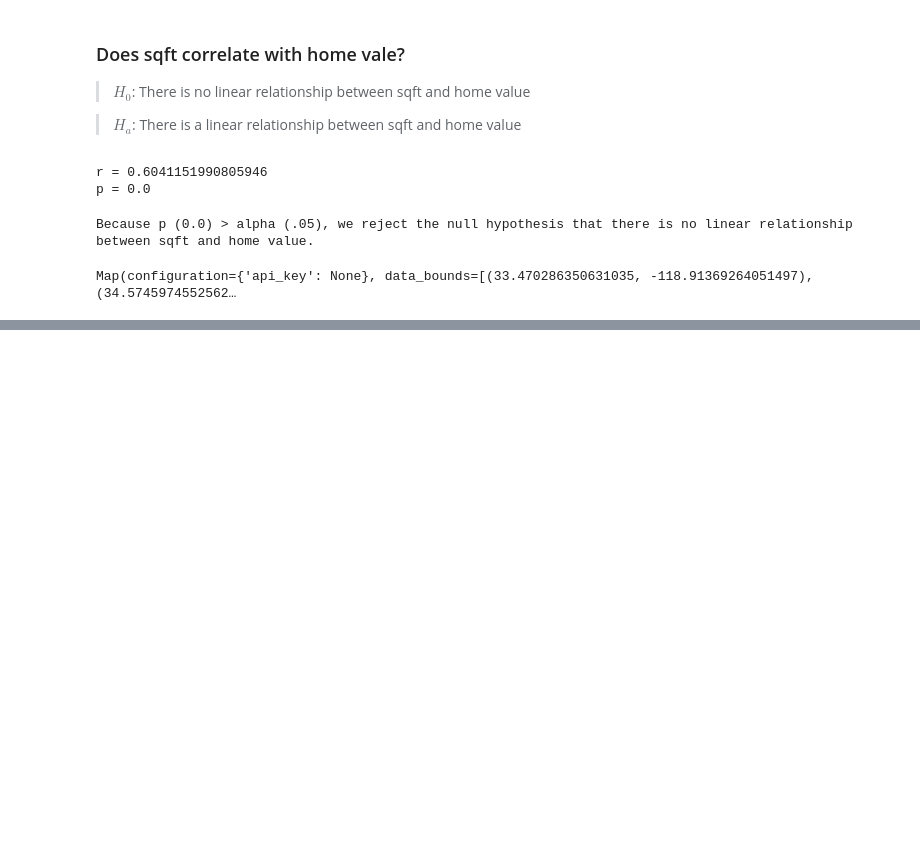
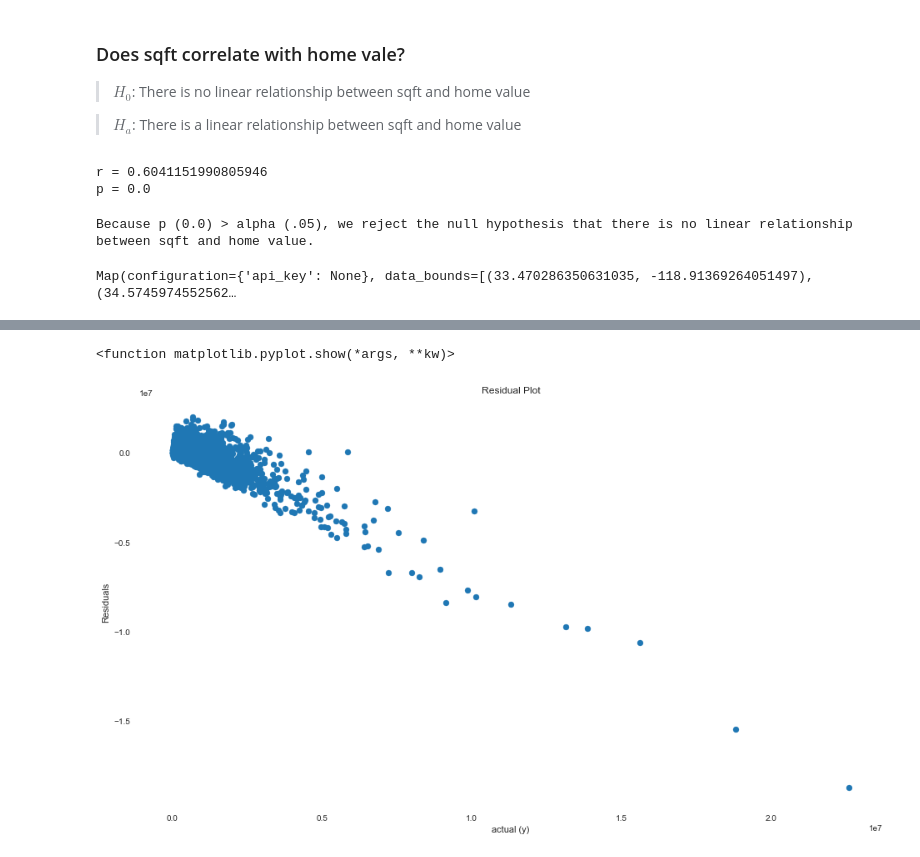
Before and after one commit to chasethompson/Home-Value-Estimator, a Jupyter notebook: zillow_project.ipynb, the cells around one changed output, grey strips where cells are left out. Saved outputs shown, nothing was run; the diff lists cells and outputs as text; code cells hidden in the pictures; blank space fills up the shorter version.

Commit message:
added some modeling and evaluation

```diff
--- a/zillow_project.ipynb
+++ b/zillow_project.ipynb
@@ -495,12 +494,0 @@ Map(configuration={'api_key': None}, data_bounds=[(33.470286350631035, -118.9136
-# %%
-import sklearn.linear_model
-
-lm1 = sklearn.linear_model.LinearRegression()
-lm1.fit(X_train,y_train)
-lm1_y_intercept = lm1.intercept_
-lm1_coefficients = lm1.coef_
-
-print('{} = b + m1 * {} + m2 * {}'.format(y_train.columns[0], X_train.columns[0],X_train.columns[1]))
-print('    y-intercept  (b): %.2f' % lm1_y_intercept)
-print('    coefficient (m1): %.2f' % lm1_coefficients[0][0])
-print('    coefficient (m2): %.2f' % lm1_coefficients[0][1])
@@ -511,3 +512,5 @@ predictions_train
 # %%
-lm1_predictions = np.array([y_train.mean()[0]]*len(y_train))
-predictions_train['baseline'] = lm1_predictions
+# we will create a baseline, so we have something to measure model performance against
+
+baseline_train = np.array([y_train.mean()[0]]*len(y_train))
+predictions_train['baseline'] = baseline_train
@@ -513,0 +526,8 @@ predictions_train['baseline'] = lm1_predictions
+# %%
+lm = LinearRegression()
+
+lm.fit(X_train,y_train)
+
+lm_predictions=lm.predict(X_train)
+
+predictions_train['lm']= lm_predictions
@@ -513,0 +543,2 @@ predictions_train['baseline'] = lm1_predictions
+# %%
+predictions_train['residuals'] = predictions_train.lm - predictions_train.actual
@@ -513,0 +554,12 @@ predictions_train['baseline'] = lm1_predictions
+# %%
+plt.figure(figsize=(16,9))
+
+plt.scatter(x = predictions_train.actual, y = predictions_train.residuals)
+plt.title('Residual Plot')
+plt.xlabel('actual (y)')
+plt.ylabel('Residuals')
+
+plt.show
+# %% [output]
+<function matplotlib.pyplot.show(*args, **kw)>
+[figure, added]
```
Also changed, not shown: parts of 17 cells of this notebook.
